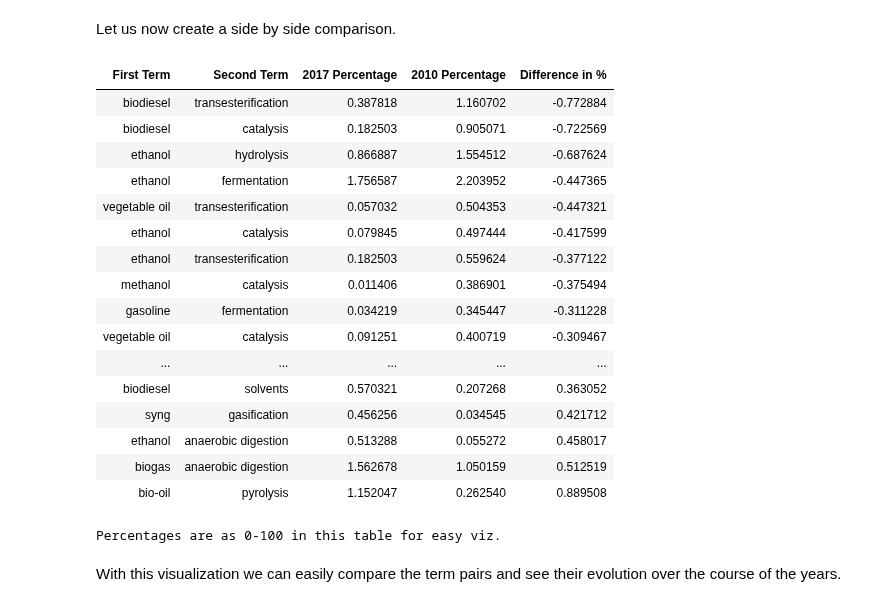
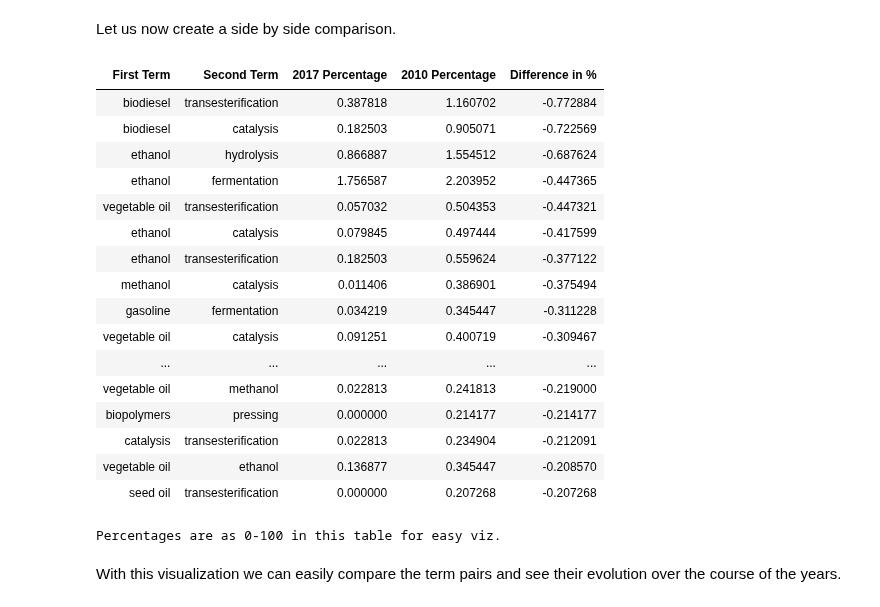
Before and after one commit to duarteocarmo/technological_capabilities, a Jupyter notebook: notebooks/2_2_Capability Correlations_Time.ipynb, the cells around one changed output. Cells and saved outputs as stored; diff of their text form; code cells hidden in the pictures.

Commit message:
Negative Correlations and table fix -

```diff
--- a/notebooks/2_2_Capability Correlations_Time.ipynb
+++ b/notebooks/2_2_Capability Correlations_Time.ipynb
@@ -938,40 +1028,40 @@ for row_n in range(differences.shape[0]):
 
 # print the table
 Z = [indexes for _,indexes in sorted(zip(values,indexes))]
-extremes = Z[0:10] + Z[-10:]
+extremes = Z[0:20]
 
 
 term_Dataframe = pd.DataFrame(
     {'First Term': [matrix_axis_names[e[0]] for e in extremes],
      'Second Term': [matrix_axis_names[e[1]] for e in extremes],
      '{} Percentage'.format(first_year): [frst_perc[e[0], e[1]] for e in extremes],
      '{} Percentage'.format(second_year): [scnd_perc[e[0], e[1]] for e in extremes],
      'Difference in %': [no_duplicates[e[0], e[1]] for e in extremes]
     })
 
 term_Dataframe = term_Dataframe[['First Term', 'Second Term', '{} Percentage'.format(first_year), '{} Percentage'.format(second_year), 'Difference in %']]
 
 
 display(HTML(term_Dataframe.to_html(index=False)))
 print 'Percentages are as 0-100 in this table for easy viz.'
 # %% [output]
 | First Term | Second Term | 2017 Percentage | 2010 Percentage | Difference in % |
 | biodiesel | transesterification | 0.387818 | 1.160702 | -0.772884 |
 | biodiesel | catalysis | 0.182503 | 0.905071 | -0.722569 |
 | ethanol | hydrolysis | 0.866887 | 1.554512 | -0.687624 |
 | ethanol | fermentation | 1.756587 | 2.203952 | -0.447365 |
 | vegetable oil | transesterification | 0.057032 | 0.504353 | -0.447321 |
 | ethanol | catalysis | 0.079845 | 0.497444 | -0.417599 |
 | ethanol | transesterification | 0.182503 | 0.559624 | -0.377122 |
 | methanol | catalysis | 0.011406 | 0.386901 | -0.375494 |
 | gasoline | fermentation | 0.034219 | 0.345447 | -0.311228 |
 | vegetable oil | catalysis | 0.091251 | 0.400719 | -0.309467 |
 | ... | ... | ... | ... | ... |
-| biodiesel | solvents | 0.570321 | 0.207268 | 0.363052 |
-| syng | gasification | 0.456256 | 0.034545 | 0.421712 |
-| ethanol | anaerobic digestion | 0.513288 | 0.055272 | 0.458017 |
-| biogas | anaerobic digestion | 1.562678 | 1.050159 | 0.512519 |
-| bio-oil | pyrolysis | 1.152047 | 0.262540 | 0.889508 |
+| vegetable oil | methanol | 0.022813 | 0.241813 | -0.219000 |
+| biopolymers | pressing | 0.000000 | 0.214177 | -0.214177 |
+| catalysis | transesterification | 0.022813 | 0.234904 | -0.212091 |
+| vegetable oil | ethanol | 0.136877 | 0.345447 | -0.208570 |
+| seed oil | transesterification | 0.000000 | 0.207268 | -0.207268 |
 Percentages are as 0-100 in this table for easy viz.
 # %% [markdown]
 With this visualization we can easily compare the term pairs and see their evolution over the course of the years.
```
Also changed, not shown: parts of 5 cells of this notebook.
